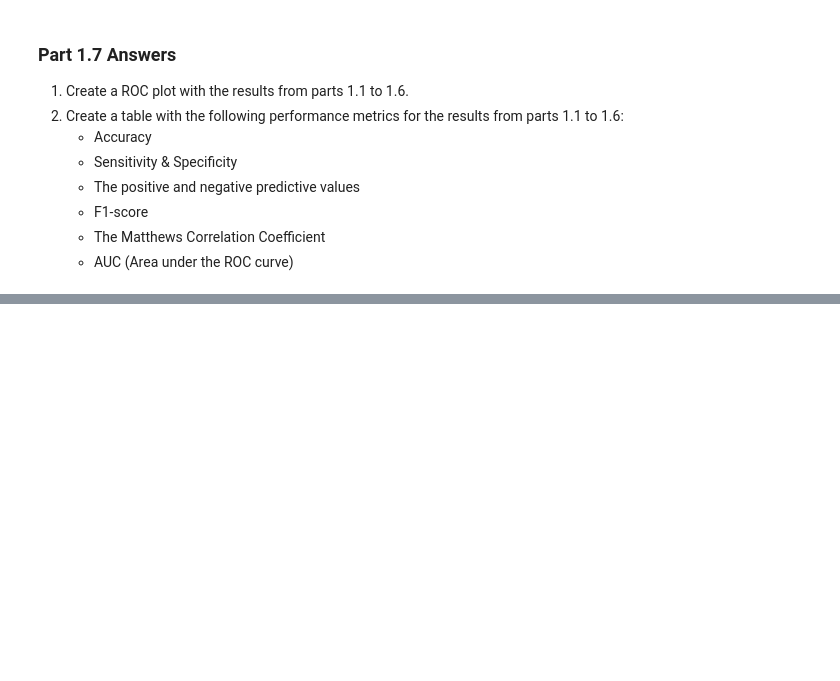
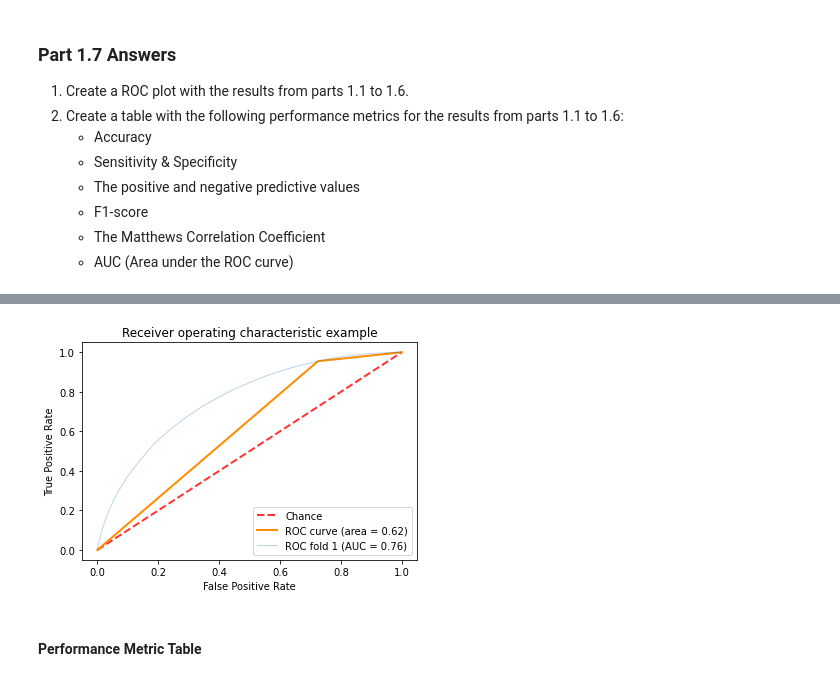
Before and after one commit to ryanquinnnelson/CMU-02718-HW3, a Jupyter notebook: HW_3_ryann.ipynb, the cells around one changed output, grey strips where cells are left out. Saved outputs shown, nothing was run; the diff lists cells and outputs as text; code cells hidden in the pictures; blank space fills up the shorter version.

```diff
--- a/HW_3_ryann.ipynb
+++ b/HW_3_ryann.ipynb
@@ -881,0 +834,26 @@ def weighted_f1(cm):
+# %%
+from sklearn.metrics import plot_roc_curve
+import matplotlib.pyplot as plt
+
+fig, ax = plt.subplots()
+ax.plot([0, 1], [0, 1], linestyle='--', lw=2, color='r',
+        label='Chance', alpha=.8)
+ax.set(xlim=[-0.05, 1.05], ylim=[-0.05, 1.05],
+       title="Receiver operating characteristic example")
+ax.legend(loc="lower right")
+
+# plot all results on one graph
+plt.plot(fpr, tpr, color='darkorange',
+             lw=lw, label='ROC curve (area = %0.2f)' % auc)
+
+
+plot_roc_curve(clf_costsensitive, X_imputed, y_imputed,name='ROC fold {}'.format(1),alpha=0.3, lw=1, ax=ax)
+
+
+
+
+plt.show()
+# %% [output]
+[figure, added]
+# %% [markdown]
+#### Performance Metric Table
```
Also changed, not shown: parts of 37 cells of this notebook.
